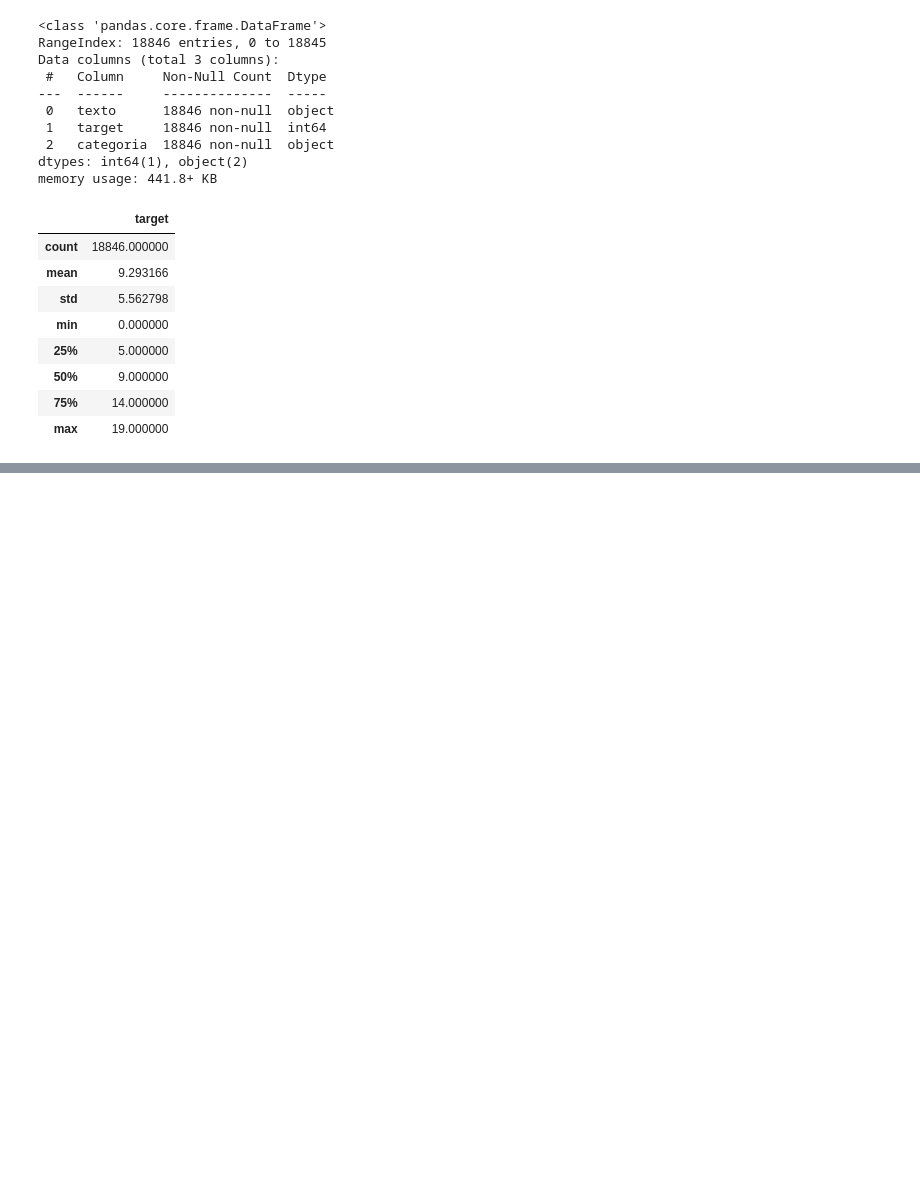
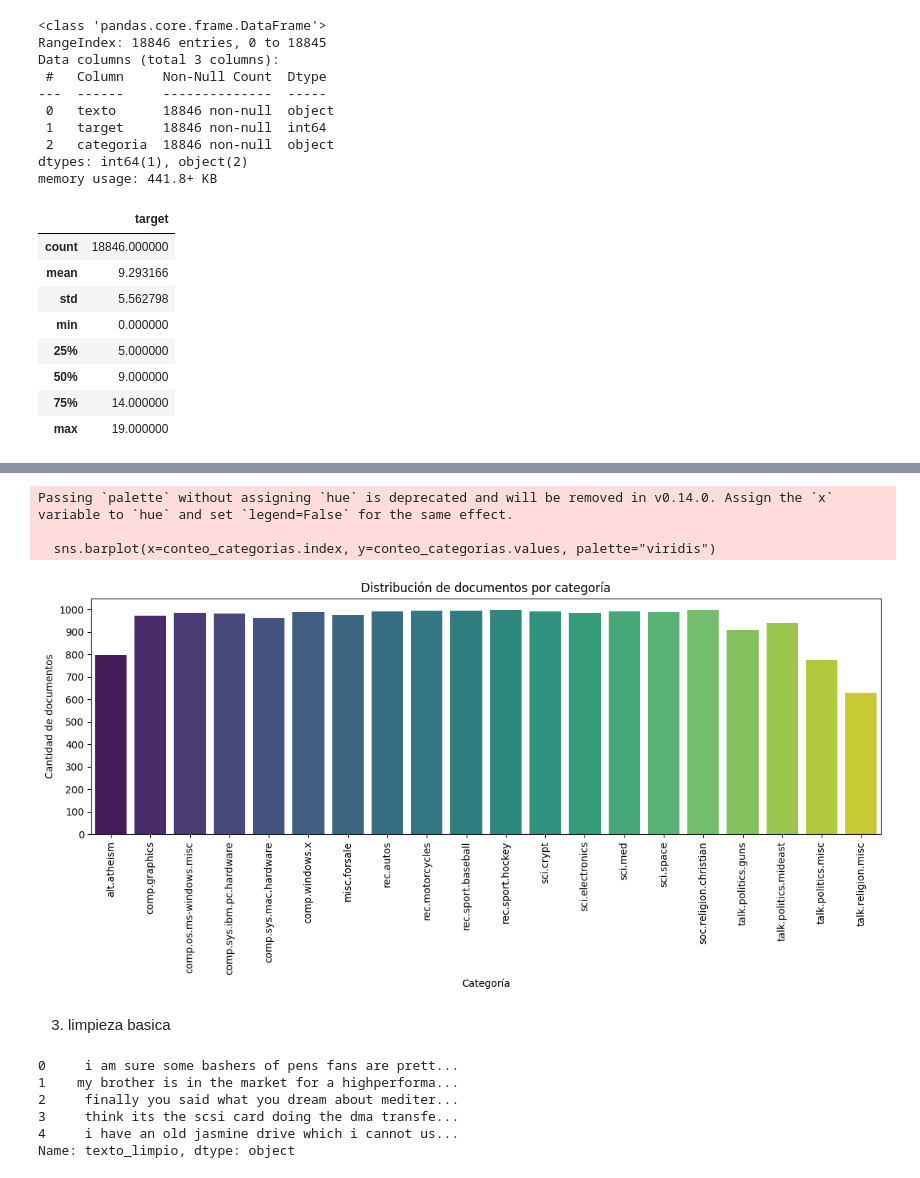
Before and after one commit to MorettiFrancisco/CD, a Jupyter notebook: TP.ipynb, the cells around one changed output, grey strips where cells are left out. Drawn from its saved outputs; the diff is of its cells as text; code cells hidden in the pictures; blank space fills up the shorter version.

```diff
--- a/TP.ipynb
+++ b/TP.ipynb
@@ -124,0 +150,24 @@ df.describe()
+# %%
+# Visualización: Gráfico de barras de la distribución de documentos por categoría
+import matplotlib.pyplot as plt
+import seaborn as sns
+
+# Contar documentos por categoría
+conteo_categorias = df['categoria'].value_counts().sort_index()
+
+plt.figure(figsize=(12, 6))
+sns.barplot(x=conteo_categorias.index, y=conteo_categorias.values, palette="viridis")
+plt.xticks(rotation=90, ha='center')
+plt.yticks(range(0, conteo_categorias.max() + 100, 100))
+plt.xlabel('Categoría')
+plt.ylabel('Cantidad de documentos')
+plt.title('Distribución de documentos por categoría')
+plt.tight_layout()
+plt.show()
+# %% [output]
+Passing `palette` without assigning `hue` is deprecated and will be removed in v0.14.0. Assign the `x` variable to `hue` and set `legend=False` for the same effect.
+
+  sns.barplot(x=conteo_categorias.index, y=conteo_categorias.values, palette="viridis")
+[figure, added]
+# %% [markdown]
+3. limpieza basica
@@ -124,0 +184,9 @@ df.describe()
+# %%
+df['texto_limpio'].head()
+# %% [output]
+0     i am sure some bashers of pens fans are prett...
+1    my brother is in the market for a highperforma...
+2     finally you said what you dream about mediter...
+3     think its the scsi card doing the dma transfe...
+4     i have an old jasmine drive which i cannot us...
+Name: texto_limpio, dtype: object
```
Also changed, not shown: parts of 4 cells of this notebook.
